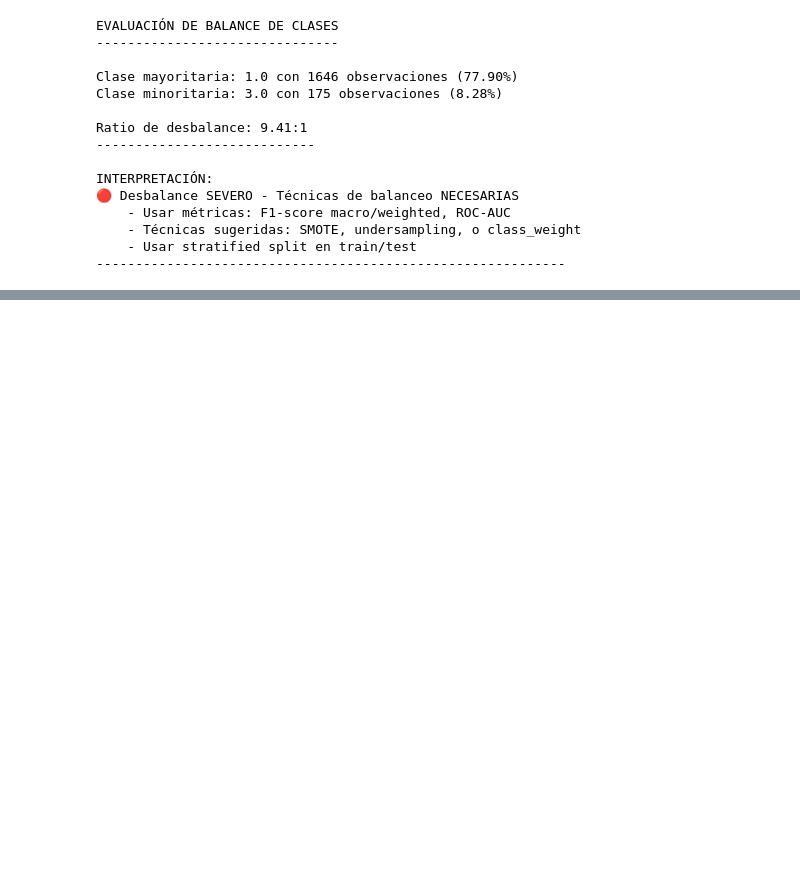
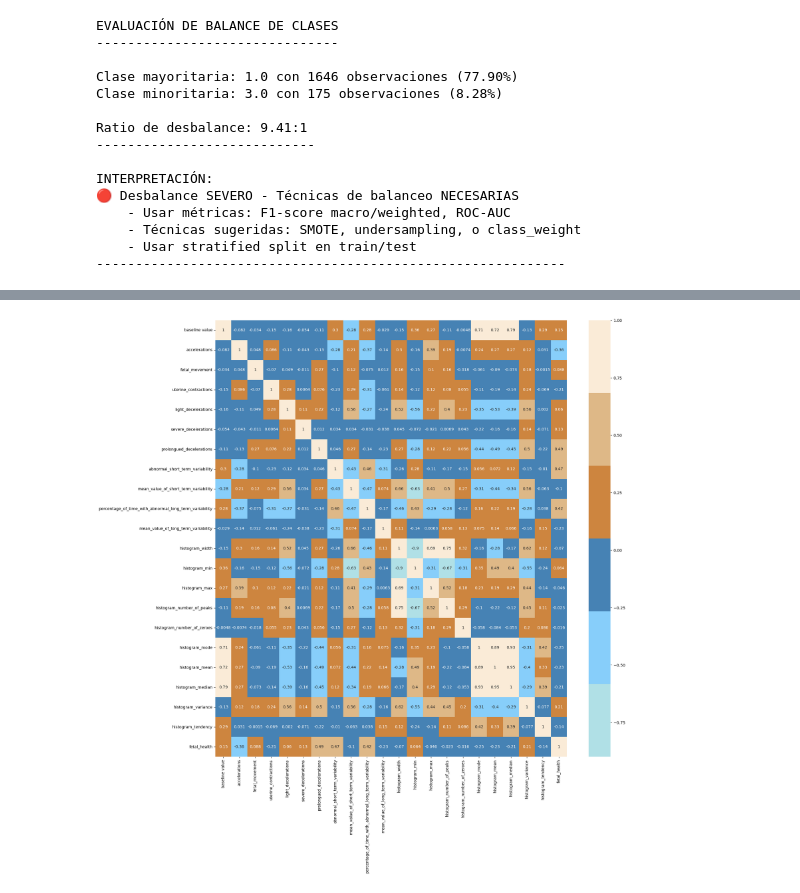
Before and after one commit to Bootcamp-IA-P5/Equipo_4_Proyecto_VII_Modelos_de_ensemble, a Jupyter notebook: notebooks/EDA.ipynb, the cells around one changed output, grey strips where cells are left out. Cells and saved outputs as stored; diff of their text form; code cells hidden in the pictures; blank space fills up the shorter version.

Commit message:
chore: add heatmap

```diff
--- a/notebooks/EDA.ipynb
+++ b/notebooks/EDA.ipynb
@@ -245,0 +266,13 @@ Next Steps:
+# %%
+# Correlation Matrix Heatmap
+# Examining correlation matrix using heatmap
+cmap = sns.diverging_palette(205, 133, 63, as_cmap=True)
+cols = (["#B0E0E6", "#87CEFA", "#4682B4", "#CD853F", "#DEB887", "#FAEBD7"])
+
+corrmat= df.corr()
+
+f, ax = plt.subplots(figsize=(20,20))
+sns.heatmap(corrmat,cmap=cols,annot=True)
+plt.show()
+# %% [output]
+[figure, added]
```
Also changed, not shown: parts of 6 cells of this notebook, 1 other file.
